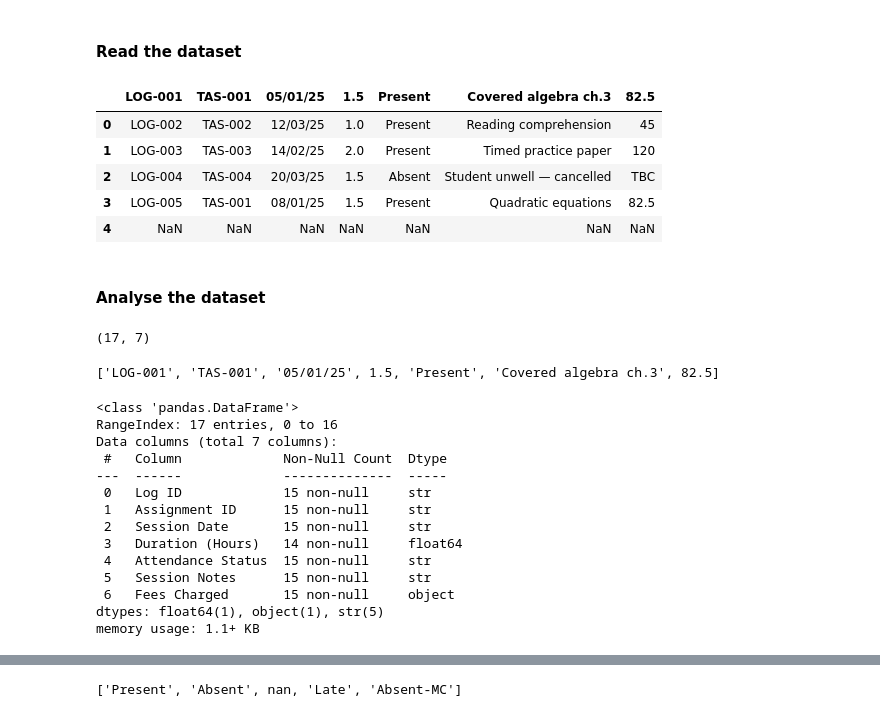
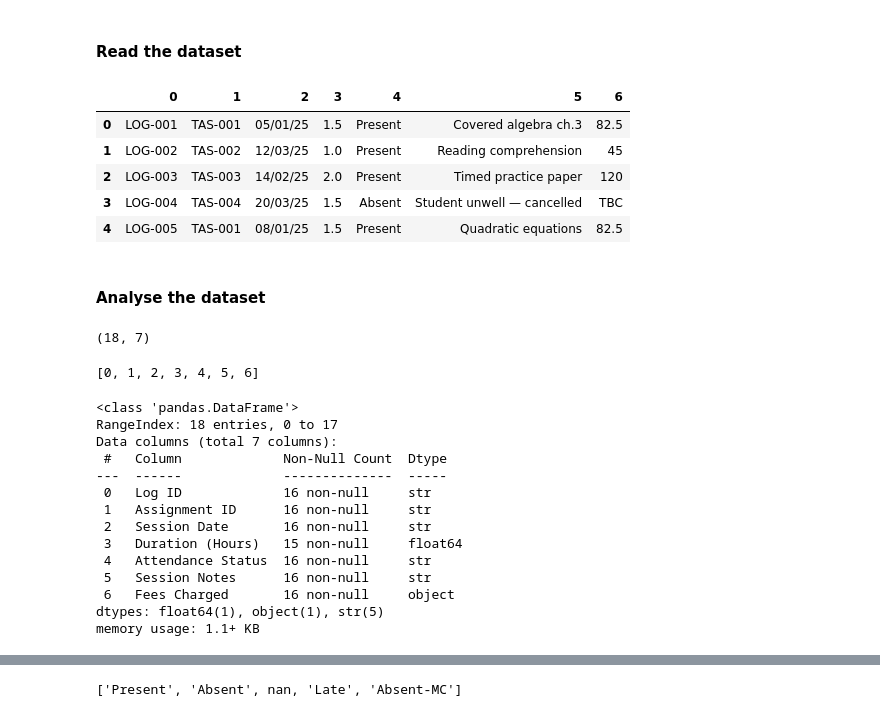
Before and after one commit to tanghuien/opus-tuition, a Jupyter notebook: src/data_cleaning/01_eda_lesson_log.ipynb, the cells around one changed output, grey strips where cells are left out. Cells and saved outputs as stored; diff of their text form; code cells hidden in the pictures.

```diff
--- a/src/data_cleaning/01_eda_lesson_log.ipynb
+++ b/src/data_cleaning/01_eda_lesson_log.ipynb
@@ -38,30 +38,30 @@ print(lesson_logs_path)
 #### Read the dataset
 # %%
 # Read the dataset
-df = pd.read_excel(lesson_logs_path)
+df = pd.read_excel(lesson_logs_path, header=None)
 
 # Get first five row of the dataset
 df.head()
 # %% [output]
-|  | LOG-001 | TAS-001 | 05/01/25 | 1.5 | Present | Covered algebra ch.3 | 82.5 |
-| 0 | LOG-002 | TAS-002 | 12/03/25 | 1.0 | Present | Reading comprehension | 45 |
-| 1 | LOG-003 | TAS-003 | 14/02/25 | 2.0 | Present | Timed practice paper | 120 |
-| 2 | LOG-004 | TAS-004 | 20/03/25 | 1.5 | Absent | Student unwell — cancelled | TBC |
-| 3 | LOG-005 | TAS-001 | 08/01/25 | 1.5 | Present | Quadratic equations | 82.5 |
-| 4 | NaN | NaN | NaN | NaN | NaN | NaN | NaN |
+|  | 0 | 1 | 2 | 3 | 4 | 5 | 6 |
+| 0 | LOG-001 | TAS-001 | 05/01/25 | 1.5 | Present | Covered algebra ch.3 | 82.5 |
+| 1 | LOG-002 | TAS-002 | 12/03/25 | 1.0 | Present | Reading comprehension | 45 |
+| 2 | LOG-003 | TAS-003 | 14/02/25 | 2.0 | Present | Timed practice paper | 120 |
+| 3 | LOG-004 | TAS-004 | 20/03/25 | 1.5 | Absent | Student unwell — cancelled | TBC |
+| 4 | LOG-005 | TAS-001 | 08/01/25 | 1.5 | Present | Quadratic equations | 82.5 |
 # %% [markdown]
 #### Analyse the dataset
 # %%
 # Get the number of columns and rows of the dataset
 df.shape
 # %% [output]
-(17, 7)
+(18, 7)
 # %%
 # Get the column names
 column_names = list(df.columns)
 print(column_names)
 # %% [output]
-['LOG-001', 'TAS-001', '05/01/25', 1.5, 'Present', 'Covered algebra ch.3', 82.5]
+[0, 1, 2, 3, 4, 5, 6]
 # %%
 # No header, craft one header
 df.columns = ["Log ID", "Assignment ID", "Session Date", "Duration (Hours)", "Attendance Status", "Session Notes", "Fees Charged"]
@@ -70,17 +70,17 @@ df.columns = ["Log ID", "Assignment ID", "Session Date", "Duration (Hours)", "At
 df.info()
 # %% [output]
 <class 'pandas.DataFrame'>
-RangeIndex: 17 entries, 0 to 16
+RangeIndex: 18 entries, 0 to 17
 Data columns (total 7 columns):
  #   Column             Non-Null Count  Dtype
 ---  ------             --------------  -----
- 0   Log ID             15 non-null     str
- 1   Assignment ID      15 non-null     str
- 2   Session Date       15 non-null     str
- 3   Duration (Hours)   14 non-null     float64
- 4   Attendance Status  15 non-null     str
- 5   Session Notes      15 non-null     str
- 6   Fees Charged       15 non-null     object
+ 0   Log ID             16 non-null     str
+ 1   Assignment ID      16 non-null     str
+ 2   Session Date       16 non-null     str
+ 3   Duration (Hours)   15 non-null     float64
+ 4   Attendance Status  16 non-null     str
+ 5   Session Notes      16 non-null     str
+ 6   Fees Charged       16 non-null     object
 dtypes: float64(1), object(1), str(5)
 memory usage: 1.1+ KB
 # %%
```
Also changed, not shown: parts of 19 cells of this notebook, 13 other files.
